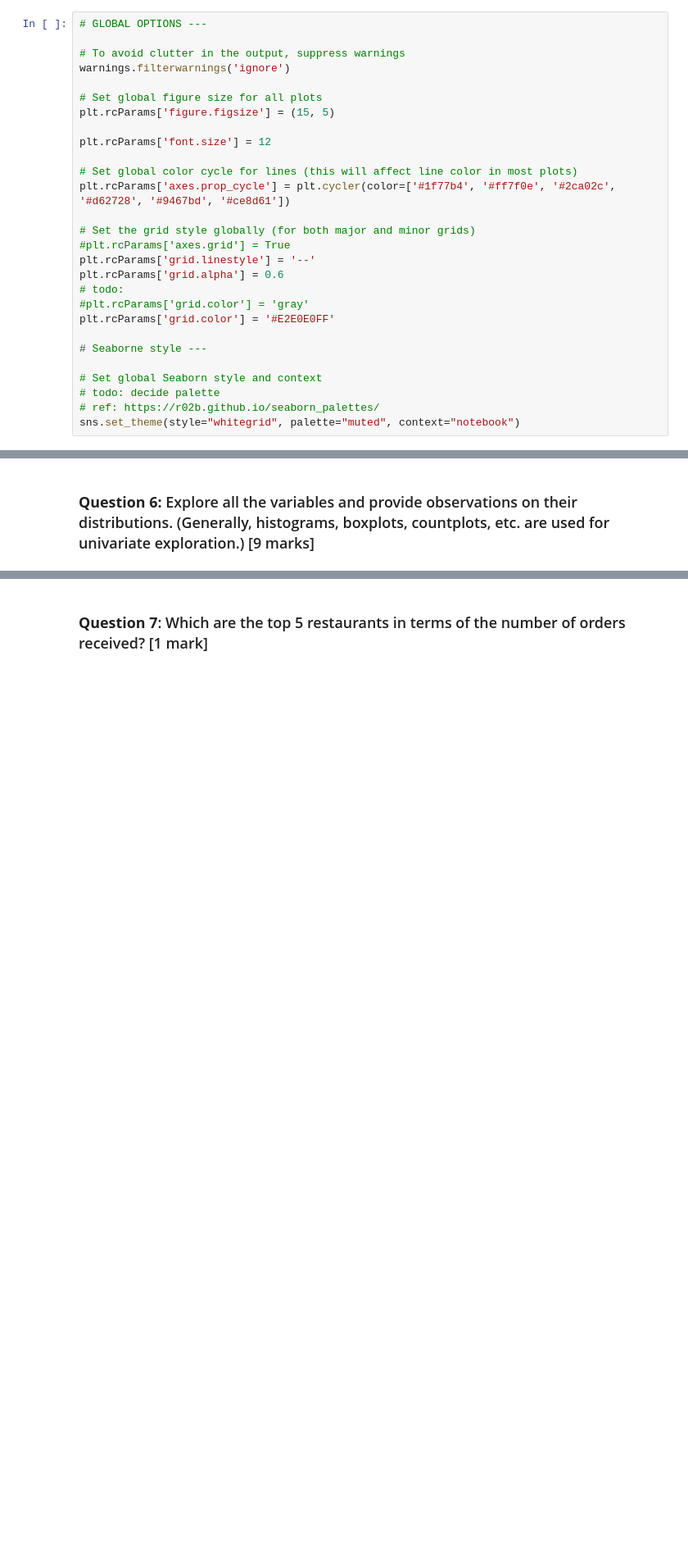
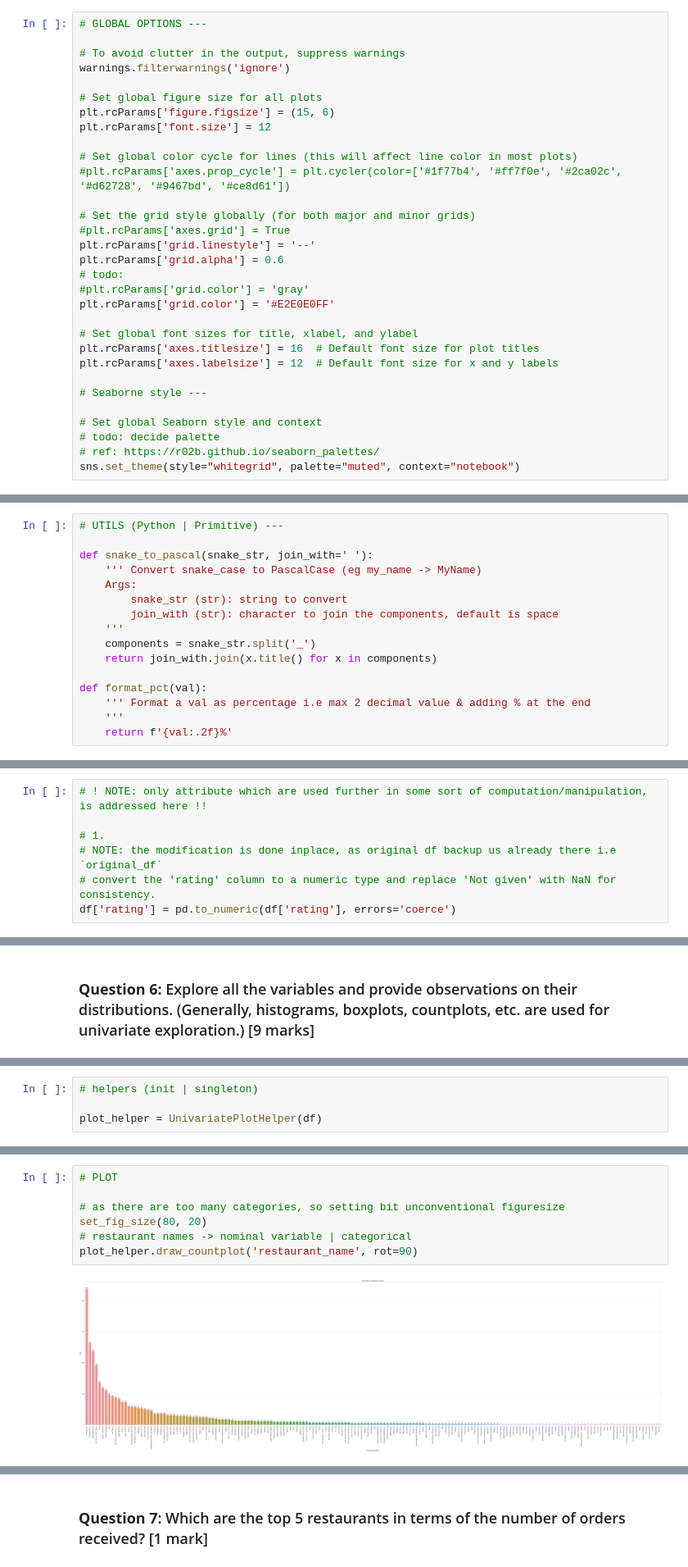
Before and after one commit to nszenoti/PYPG, a Jupyter notebook: projects/foodhub/hw/foodhub_eda_analysis_sol1.ipynb, the cells around one changed output, grey strips where cells are left out. Shown at 82% size. Drawn from its saved outputs; the diff is of its cells as text; blank space fills up the shorter version.

```diff
--- a/projects/foodhub/hw/foodhub_eda_analysis_sol1.ipynb
+++ b/projects/foodhub/hw/foodhub_eda_analysis_sol1.ipynb
@@ -51,12 +51,11 @@ import tabulate
 warnings.filterwarnings('ignore')
 
 # Set global figure size for all plots
-plt.rcParams['figure.figsize'] = (15, 5)
-
+plt.rcParams['figure.figsize'] = (15, 6)
 plt.rcParams['font.size'] = 12
 
 # Set global color cycle for lines (this will affect line color in most plots)
-plt.rcParams['axes.prop_cycle'] = plt.cycler(color=['#1f77b4', '#ff7f0e', '#2ca02c', '#d62728', '#9467bd', '#ce8d61'])
+#plt.rcParams['axes.prop_cycle'] = plt.cycler(color=['#1f77b4', '#ff7f0e', '#2ca02c', '#d62728', '#9467bd', '#ce8d61'])
 
 # Set the grid style globally (for both major and minor grids)
 #plt.rcParams['axes.grid'] = True
@@ -66,6 +65,10 @@ plt.rcParams['grid.alpha'] = 0.6
 #plt.rcParams['grid.color'] = 'gray'
 plt.rcParams['grid.color'] = '#E2E0E0FF'
 
+# Set global font sizes for title, xlabel, and ylabel
+plt.rcParams['axes.titlesize'] = 16  # Default font size for plot titles
+plt.rcParams['axes.labelsize'] = 12  # Default font size for x and y labels
+
 # Seaborne style ---
 
 # Set global Seaborn style and context
@@ -134,3 +144,19 @@ def tableit_df(df: pd.DataFrame, show_index: bool = True):
     # Convert DataFrame to a tabulated string
     table = tabulate.tabulate(df, headers='keys', tablefmt='pretty', showindex=show_index)
     print(table)
+# %%
+# UTILS (Python | Primitive) ---
+
+def snake_to_pascal(snake_str, join_with=' '):
+    ''' Convert snake_case to PascalCase (eg my_name -> MyName)
+    Args:
+        snake_str (str): string to convert
+        join_with (str): character to join the components, default is space
+    '''
+    components = snake_str.split('_')
+    return join_with.join(x.title() for x in components)
+
+def format_pct(val):
+    ''' Format a val as percentage i.e max 2 decimal value & adding % at the end
+    '''
+    return f'{val:.2f}%'
@@ -334,0 +396,7 @@ There are 736 orders that are not rated, as indicated by the "Not given" entries
+# %%
+# ! NOTE: only attribute which are used further in some sort of computation/manipulation, is addressed here !!
+
+# 1.
+# NOTE: the modification is done inplace, as original df backup us already there i.e `original_df`
+# convert the 'rating' column to a numeric type and replace 'Not given' with NaN for consistency.
+df['rating'] = pd.to_numeric(df['rating'], errors='coerce')
@@ -342,0 +549,4 @@ There are 736 orders that are not rated, as indicated by the "Not given" entries
+# %%
+# helpers (init | singleton)
+
+plot_helper = UnivariatePlotHelper(df)
@@ -342,0 +593,9 @@ There are 736 orders that are not rated, as indicated by the "Not given" entries
+# %%
+# PLOT
+
+# as there are too many categories, so setting bit unconventional figuresize
+set_fig_size(80, 20)
+# restaurant names -> nominal variable | categorical
+plot_helper.draw_countplot('restaurant_name', rot=90)
+# %% [output]
+[figure, added]
```
Also changed, not shown: parts of 130 cells of this notebook, 6 other files.
